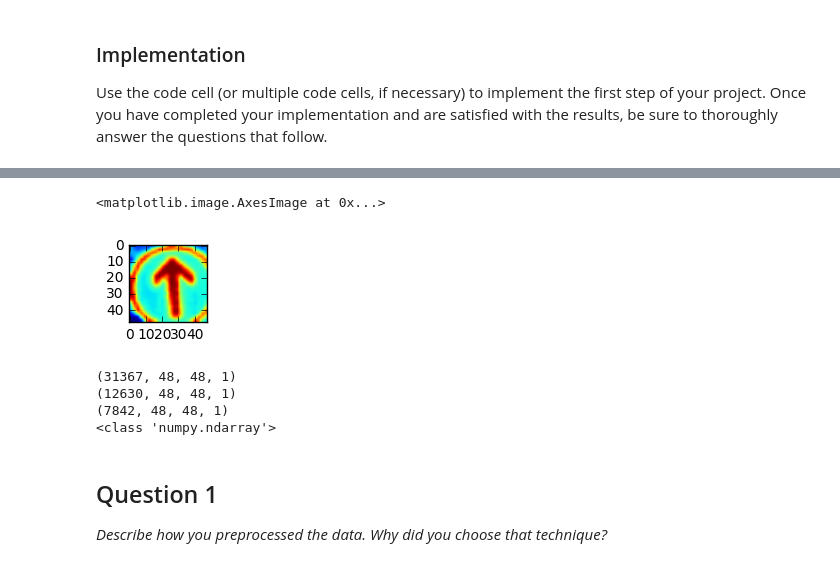
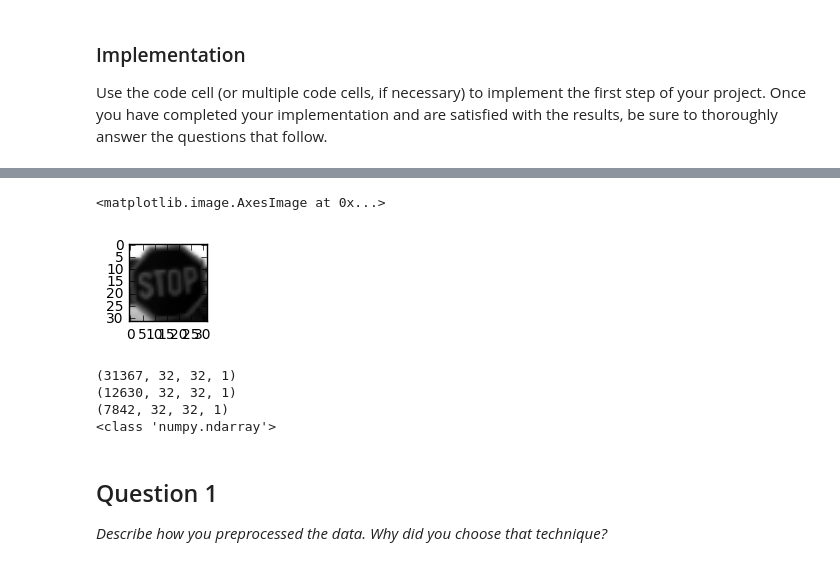
Before and after one commit to anixon604/CarND-Traffic-Sign-Classifier-Project, a Jupyter notebook: Traffic_Signs_Recognition.ipynb, the cells around one changed output, grey strips where cells are left out. Drawn from its saved outputs; the diff is of its cells as text; code cells hidden in the pictures.

```diff
--- a/Traffic_Signs_Recognition.ipynb
+++ b/Traffic_Signs_Recognition.ipynb
@@ -154,10 +140,11 @@ Here is an example of a [published baseline model on this problem](http://yann.l
 Use the code cell (or multiple code cells, if necessary) to implement the first step of your project. Once you have completed your implementation and are satisfied with the results, be sure to thoroughly answer the questions that follow.
 # %%
 from scipy.misc import imresize
+import cv2
 %matplotlib inline
 
 #crops a numpy of raw images
-def crop(x):
+"""def crop(x):
     index = 0
     y = []
     for img in x:
@@ -186,3 +173,18 @@ def crop(x):
 X_train = crop(X_train)
 X_test = crop(X_test)
 X_val = crop(X_val)
+"""
+def crop(image, box, src):
+    imshape = image.shape[:2]
+    src_img = cv2.resize(image, tuple(src))
+    x1, y1, x2, y2 = box
+    src_img = src_img[y1:y2,x1:x2]
+
+    try:
+        dst_img = cv2.resize(src_img, imshape)
+    except:
+        dst_img = image
+    return dst_img
+
+X_train = [crop(image, box, src) for image, box, src in zip(X_train, coords_train, sizes_train)]
+X_test = [crop(image, box, src) for image, box, src in zip(X_test, coords_test, sizes_test)]
@@ -200,14 +218,15 @@ X_test = np.array([cv2.cvtColor(image, cv2.COLOR_RGB2GRAY) for image in X_test],
 X_val = np.array([cv2.cvtColor(image, cv2.COLOR_RGB2GRAY) for image in X_val], dtype=np.float32)
 # %%
 #Test check Grayscale image
+import random
 %matplotlib inline
 
 index = random.randint(0, len(X_train))
 image = X_train[index].squeeze()
 plt.figure(figsize=(1,1))
-#plt.imshow(image, cmap="gray")
-plt.imshow(image)
+plt.imshow(image, cmap="gray")
+#plt.imshow(image)
 # %% [output]
 <matplotlib.image.AxesImage at 0x...>
-[figure, old version]
+[figure, new version]
 # %%
@@ -242,9 +258,9 @@ print(X_test.shape)
 print(X_val.shape)
 print(type(X_train))
 # %% [output]
-(31367, 48, 48, 1)
-(12630, 48, 48, 1)
-(7842, 48, 48, 1)
+(31367, 32, 32, 1)
+(12630, 32, 32, 1)
+(7842, 32, 32, 1)
 <class 'numpy.ndarray'>
 # %% [markdown]
 ## Question 1
```
Also changed, not shown: parts of 9 cells of this notebook.
